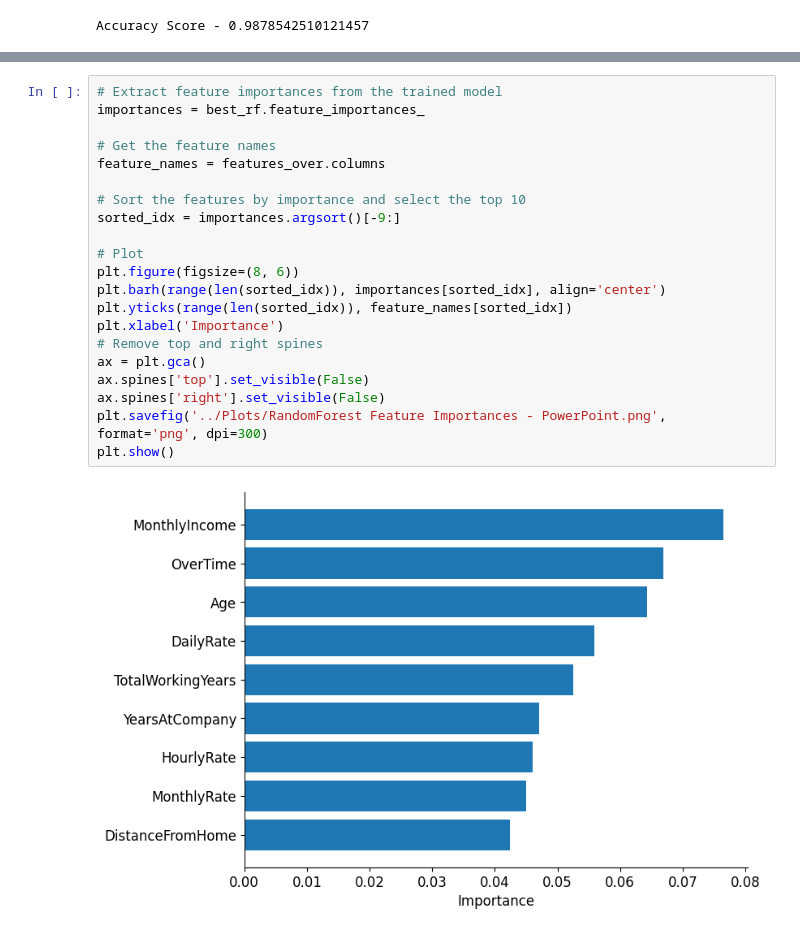
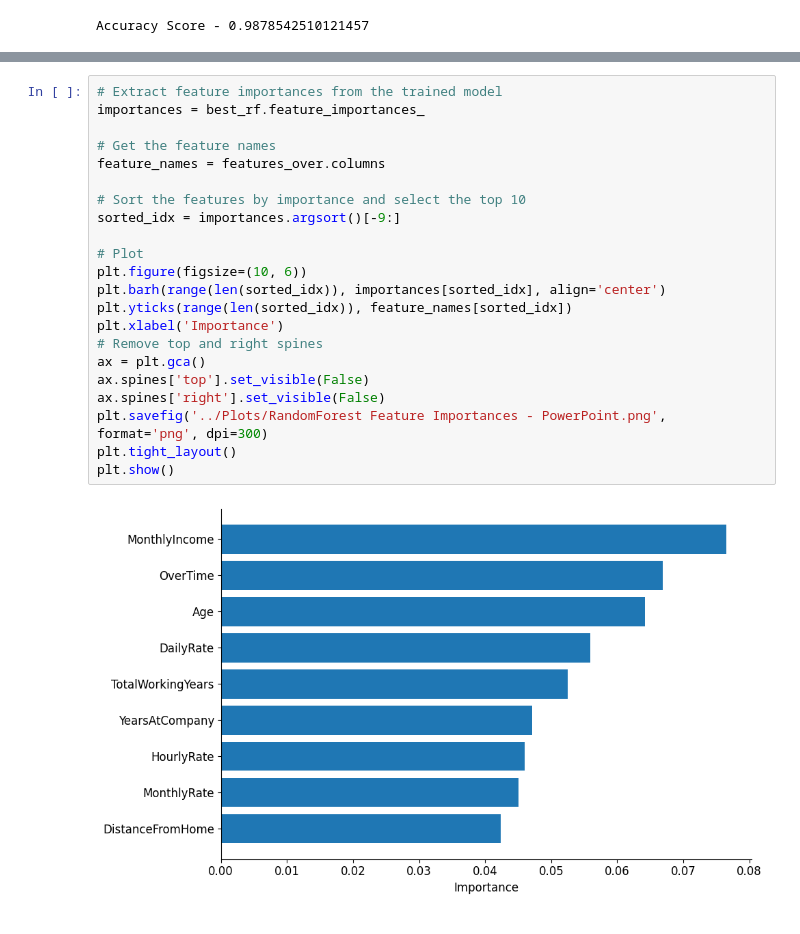
Before and after one commit to jmfsilvaj/HR-Analytics-Employee_Attrition, a Jupyter notebook: Notebooks/model_final.ipynb, the cells around one changed output, grey strips where cells are left out. Drawn from its saved outputs; the diff is of its cells as text.

```diff
--- a/Notebooks/model_final.ipynb
+++ b/Notebooks/model_final.ipynb
@@ -482,23 +484,24 @@ plt.show()
 # %%
 # Extract feature importances from the trained model
 importances = best_rf.feature_importances_
 
 # Get the feature names
 feature_names = features_over.columns
 
 # Sort the features by importance and select the top 10
 sorted_idx = importances.argsort()[-9:]
 
 # Plot
-plt.figure(figsize=(8, 6))
+plt.figure(figsize=(10, 6))
 plt.barh(range(len(sorted_idx)), importances[sorted_idx], align='center')
 plt.yticks(range(len(sorted_idx)), feature_names[sorted_idx])
 plt.xlabel('Importance')
 # Remove top and right spines
 ax = plt.gca()
 ax.spines['top'].set_visible(False)
 ax.spines['right'].set_visible(False)
 plt.savefig('../Plots/RandomForest Feature Importances - PowerPoint.png', format='png', dpi=300)
+plt.tight_layout()
 plt.show()
 # %% [output]
-[figure, old version]
+[figure, new version]
```
Also changed, not shown: parts of 6 cells of this notebook.
